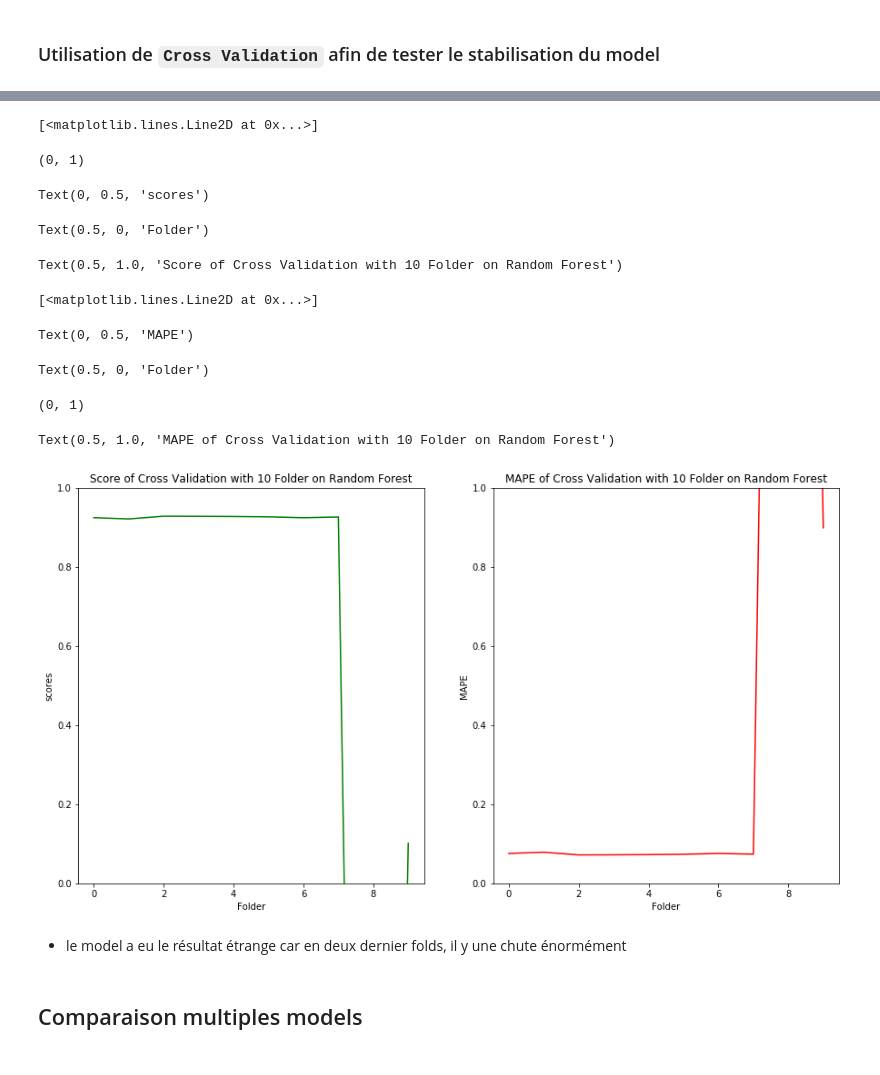
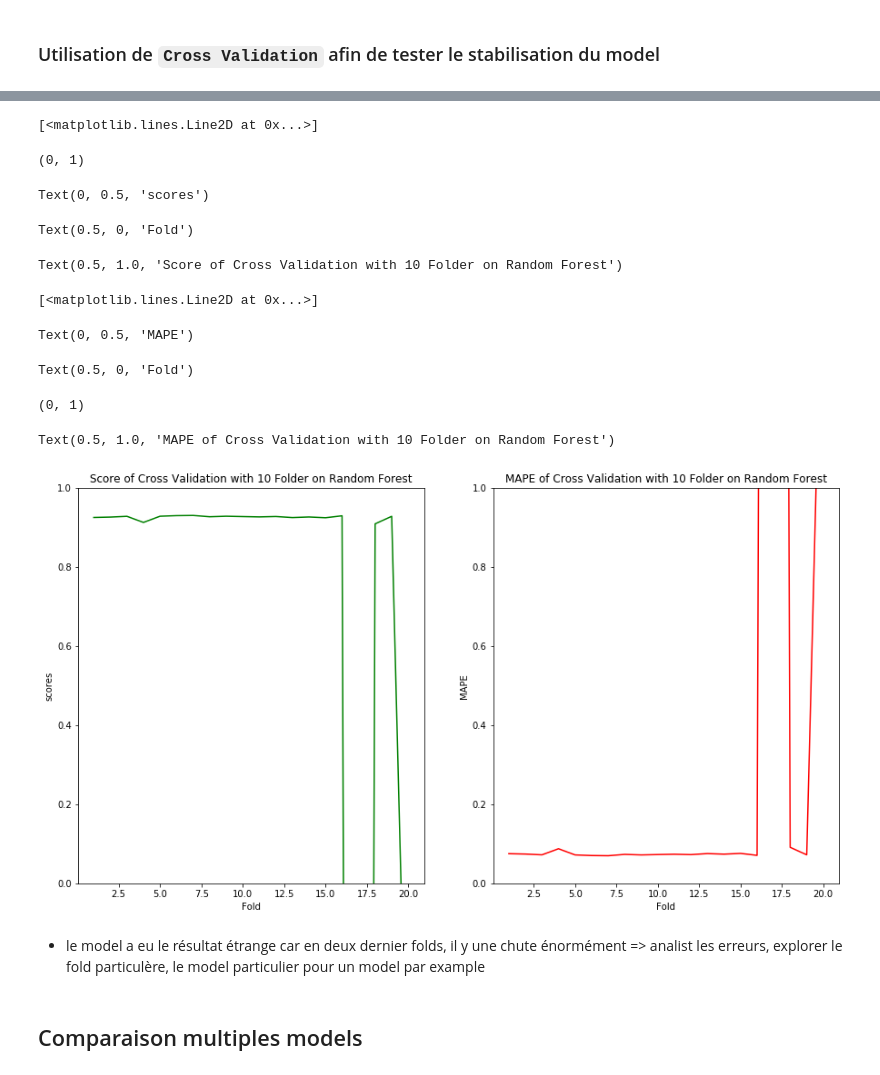
Before and after one commit to nguyenkhacbaoanh/used_car_price_estimation, a Jupyter notebook: notebook/Used Car implementation Machine Learning.ipynb, the cells around one changed output, grey strips where cells are left out. Saved outputs shown, nothing was run; the diff lists cells and outputs as text; code cells hidden in the pictures.

```diff
--- a/notebook/Used Car implementation Machine Learning.ipynb
+++ b/notebook/Used Car implementation Machine Learning.ipynb
@@ -246,0 +269,3 @@ imp = imp.fit(X_train)
+# %%
+port_imp = Imputer(missing_values=np.nan, strategy='most_frequent')
+data["portes"] = port_imp.fit_transform(data["portes"].values.reshape(-1,1)).reshape(1, -1)[0]
@@ -460,8 +464,9 @@ mape_scorer = make_scorer(accuracy_score, greater_is_better=True)
 # %%
+%%time
 scores = []
-mape = []
+mapes = []
 
-cv = KFold(n_splits=10, shuffle=False)
+cv = KFold(n_splits=20, shuffle=False)
 
 for train_index, val_index in cv.split(X_train):
 
@@ -476,5 +481,5 @@ for train_index, val_index in cv.split(X_train):
     # add score
     scores.append(accuracy_score(np.exp(y_val), np.exp(y_val_pred)))
     # metric mape
-    mape.append(MAPE(np.exp(y_val.reshape(1, -1)[0]), np.exp(y_val_pred)))
+    mapes.append(MAPE(np.exp(y_val.reshape(1, -1)[0]), np.exp(y_val_pred)))
 # %% [output]
@@ -535,31 +507,32 @@ RandomForestRegressor(bootstrap=True, criterion='mse', max_depth=None,
 # %%
 fig, ax = plt.subplots(1, 2, figsize=(15,8))
 ax = ax.flatten()
-ax[0].plot(range(0,10), scores, 'g-')
+ax[0].plot(range(1,21,1), scores, 'g-')
 ax[0].set_ylim([0,1])
 ax[0].set_ylabel("scores")
-ax[0].set_xlabel("Folder")
+ax[0].set_xlabel("Fold")
 ax[0].set_title("Score of Cross Validation with 10 Folder on Random Forest")
-ax[1].plot(range(0,10), mape, 'r-')
+ax[1].plot(range(1,21,1), mapes, 'r-')
 ax[1].set_ylabel("MAPE")
-ax[1].set_xlabel("Folder")
+ax[1].set_xlabel("Fold")
 ax[1].set_ylim([0,1])
 ax[1].set_title("MAPE of Cross Validation with 10 Folder on Random Forest")
 plt.show()
 # %% [output]
 [<matplotlib.lines.Line2D at 0x...>]
 (0, 1)
 Text(0, 0.5, 'scores')
-Text(0.5, 0, 'Folder')
+Text(0.5, 0, 'Fold')
 Text(0.5, 1.0, 'Score of Cross Validation with 10 Folder on Random Forest')
 [<matplotlib.lines.Line2D at 0x...>]
 Text(0, 0.5, 'MAPE')
-Text(0.5, 0, 'Folder')
+Text(0.5, 0, 'Fold')
 (0, 1)
 Text(0.5, 1.0, 'MAPE of Cross Validation with 10 Folder on Random Forest')
-[figure, old version]
+[figure, new version]
 # %% [markdown]
 - le model a eu le résultat étrange car en deux dernier folds, il y une chute énormément
+=> analist les erreurs, explorer le fold particulère, le model particulier pour un model par example
 # %% [markdown]
 ## Comparaison multiples models
 # %%
```
Also changed, not shown: parts of 116 cells of this notebook, 6 other files.
